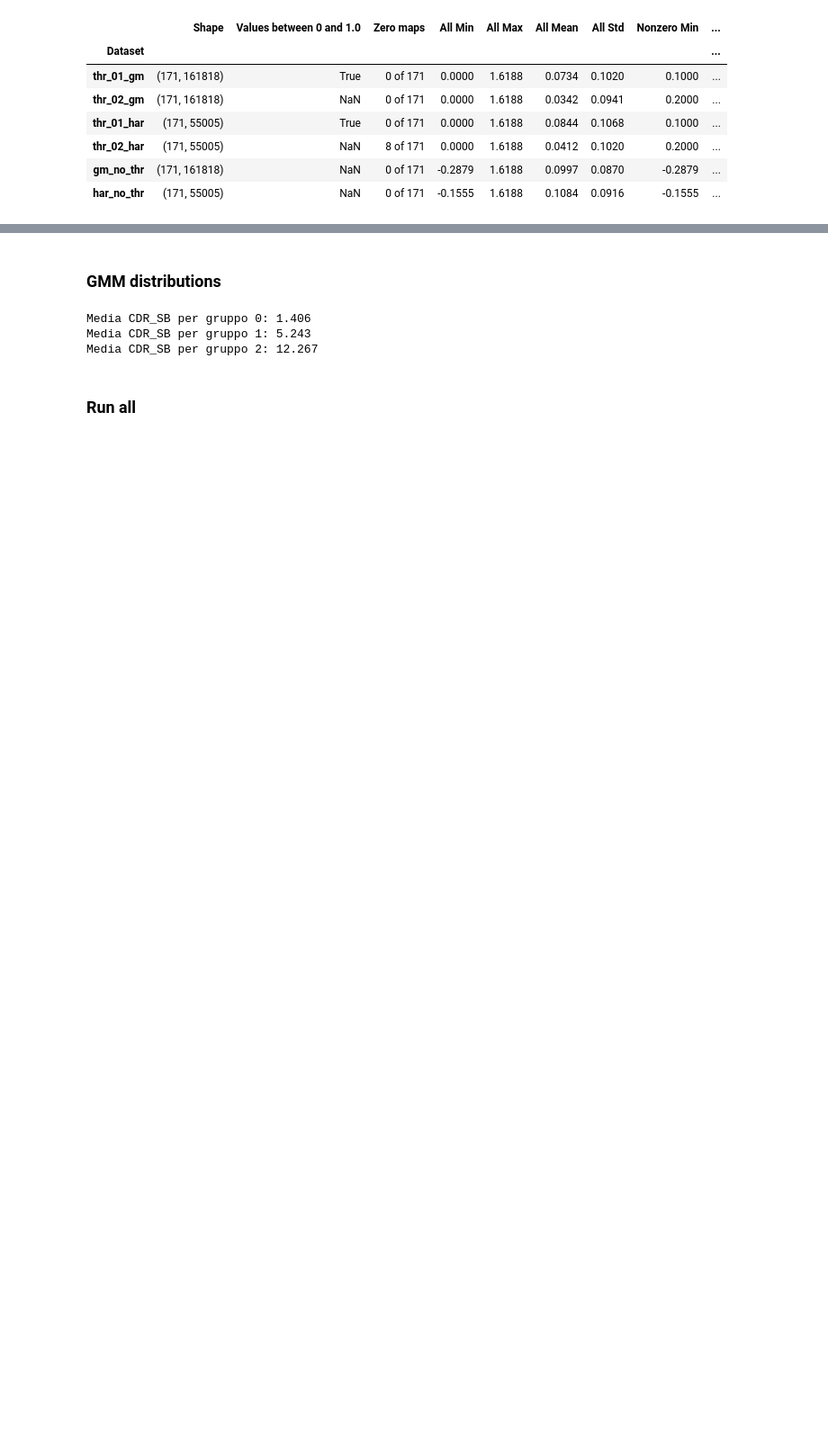
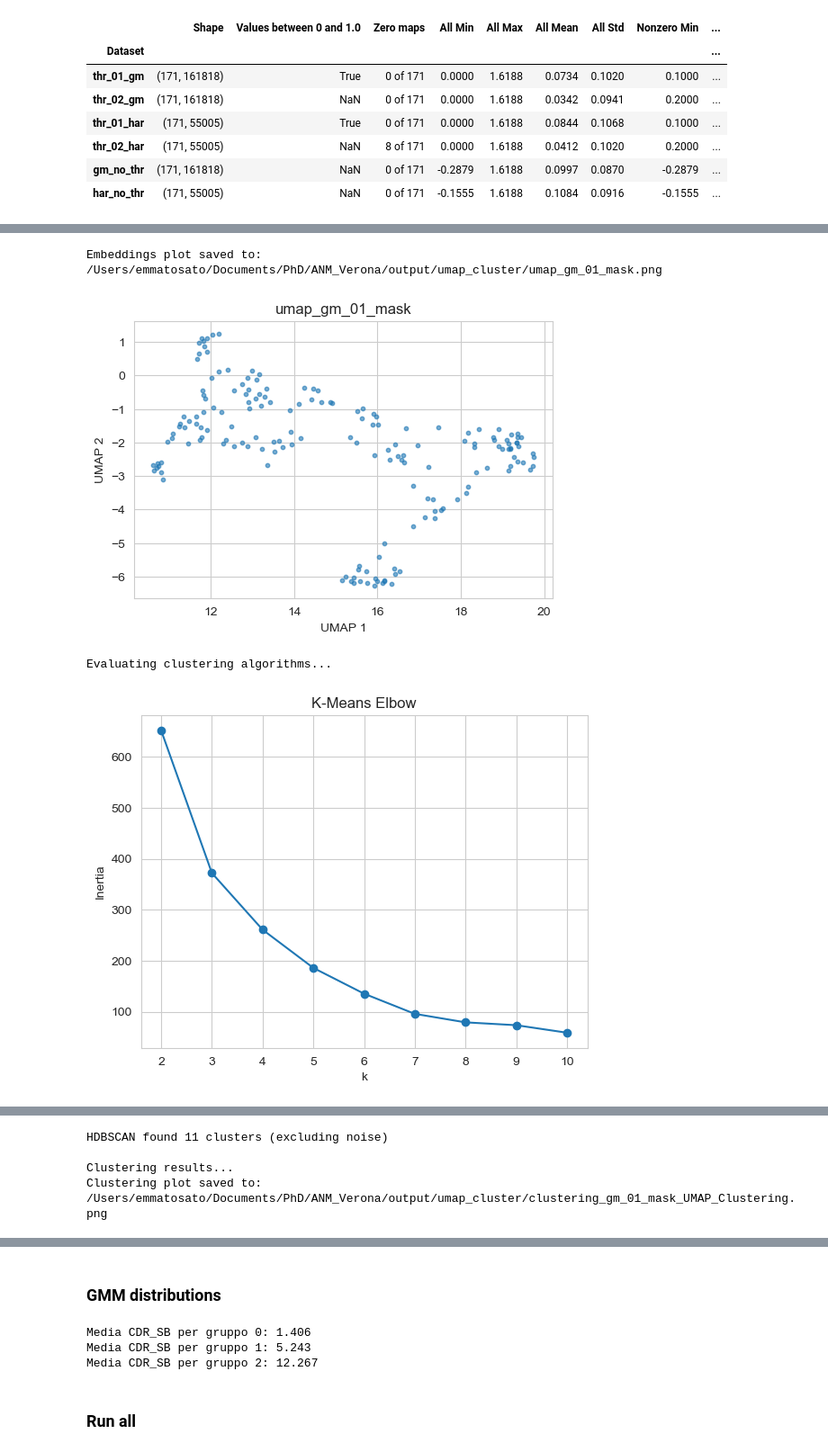
Before and after one commit to EmmaTosato/ANM_Verona, a Jupyter notebook: notebooks/AtrophyScripts.ipynb, the cells around one changed output, grey strips where cells are left out. Shown at 90% size. Cells and saved outputs as stored; diff of their text form; code cells hidden in the pictures; blank space fills up the shorter version.

```diff
--- a/notebooks/AtrophyScripts.ipynb
+++ b/notebooks/AtrophyScripts.ipynb
@@ -283,8 +323,13 @@ labeling, x_umap = main_clustering(df_thr02_gm_masked, df_meta,
 # %%
 labeling, x_umap = main_clustering(df_thr01_gm_masked, df_meta,
-                                        save_path = None,
+                                        save_path = path_umap,
                                         title_umap = "umap_gm_01_mask",
                                         title_cluster = "clustering_gm_01_mask",
                                         plot_flag=True,
                                         do_eval=True,
                                         eval_save_path=None)
+# %% [output]
+Embeddings plot saved to: /Users/emmatosato/Documents/PhD/ANM_Verona/output/umap_cluster/umap_gm_01_mask.png
+[figure, added]
+Evaluating clustering algorithms...
+[figure, added]
@@ -290,0 +339,4 @@ labeling, x_umap = main_clustering(df_thr01_gm_masked, df_meta,
+HDBSCAN found 11 clusters (excluding noise)
+
+Clustering results...
+Clustering plot saved to: /Users/emmatosato/Documents/PhD/ANM_Verona/output/umap_cluster/clustering_gm_01_mask_UMAP_Clustering.png
```
Also changed, not shown: parts of 19 cells of this notebook, 8 other files.
